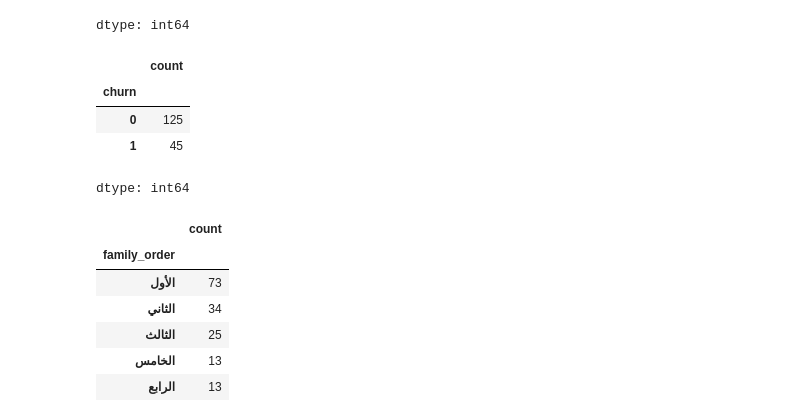
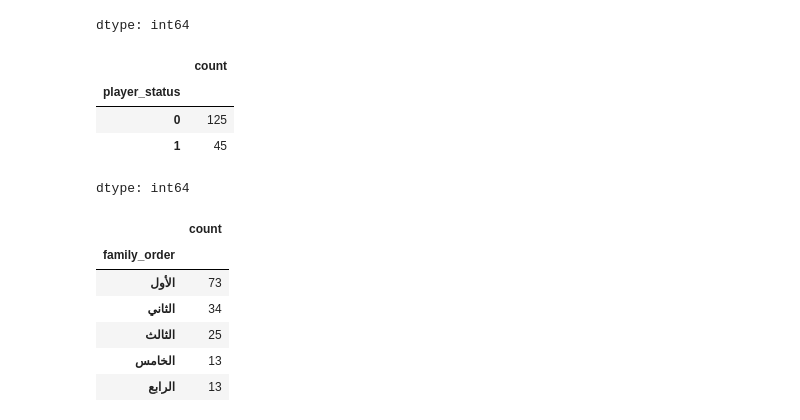
Before and after one commit to EssaAlsharif/Data-Driven-Insights-into-Taekwondo-Player-Behavior, a Jupyter notebook: Data_Driven_Insights_into_Taekwondo_Player_Behavior.ipynb, the cells around one changed output. Cells and saved outputs as stored; diff of their text form; code cells hidden in the pictures.

```diff
--- a/Data_Driven_Insights_into_Taekwondo_Player_Behavior.ipynb
+++ b/Data_Driven_Insights_into_Taekwondo_Player_Behavior.ipynb
@@ -232,16 +245,16 @@ data['player_status'].value_counts()
 dtype: int64
 # %%
 # player_status: may be  stopped or windler: 0, continuous: 1.
-data['churn'] = data['player_status'].map({
+data['player_status'] = data['player_status'].map({
     'stopped': 0,
     'swindler': 0,
     'continuous': 1
 })
 # %%
-data['churn'].value_counts()
+data['player_status'].value_counts()
 # %% [output]
 |  | count |
-| churn |  |
+| player_status |  |
 | 0 | 125 |
 | 1 | 45 |
 dtype: int64
```
Also changed, not shown: parts of 27 cells of this notebook.
